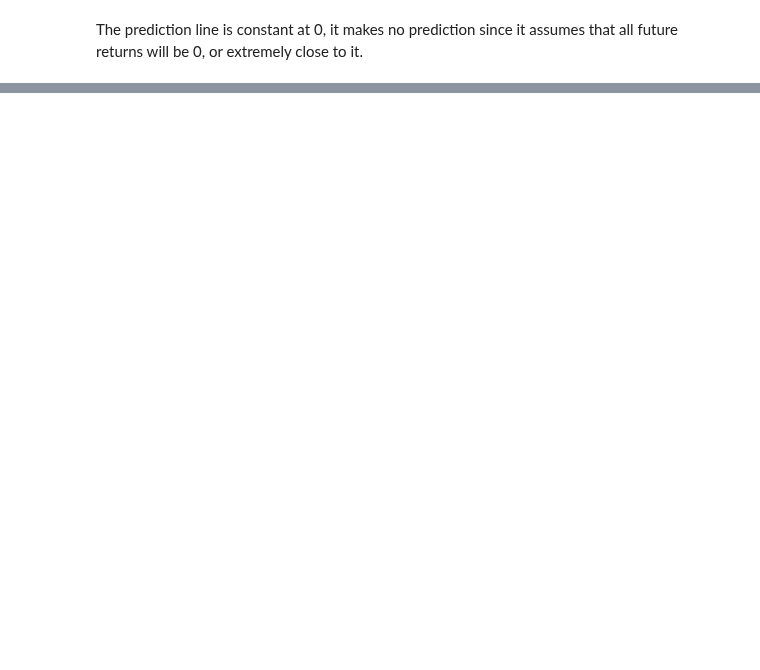
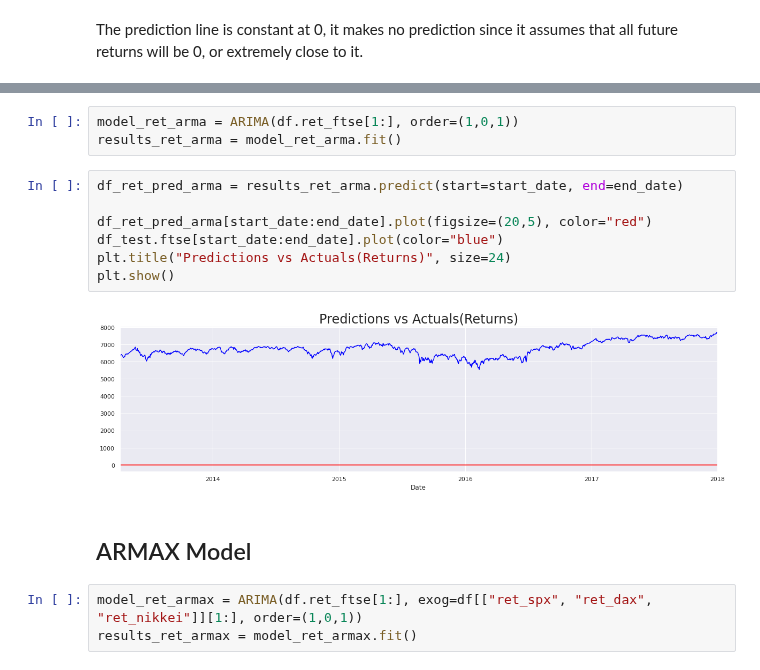
Before and after one commit to Priyo-prog/Time-series-analysis, a Jupyter notebook: Forecasting/the_forecasting.ipynb, the cells around one changed output, grey strips where cells are left out. Saved outputs shown, nothing was run; the diff lists cells and outputs as text; blank space fills up the shorter version.

```diff
--- a/Forecasting/the_forecasting.ipynb
+++ b/Forecasting/the_forecasting.ipynb
@@ -230,0 +256,17 @@ The prediction line is constant at 0, it makes no prediction since it assumes th
+# %%
+model_ret_arma = ARIMA(df.ret_ftse[1:], order=(1,0,1))
+results_ret_arma = model_ret_arma.fit()
+# %%
+df_ret_pred_arma = results_ret_arma.predict(start=start_date, end=end_date)
+
+df_ret_pred_arma[start_date:end_date].plot(figsize=(20,5), color="red")
+df_test.ftse[start_date:end_date].plot(color="blue")
+plt.title("Predictions vs Actuals(Returns)", size=24)
+plt.show()
+# %% [output]
+[figure, added]
+# %% [markdown]
+## ARMAX Model
+# %%
+model_ret_armax = ARIMA(df.ret_ftse[1:], exog=df[["ret_spx", "ret_dax", "ret_nikkei"]][1:], order=(1,0,1))
+results_ret_armax = model_ret_armax.fit()
```
Also changed, not shown: parts of 12 cells of this notebook.
